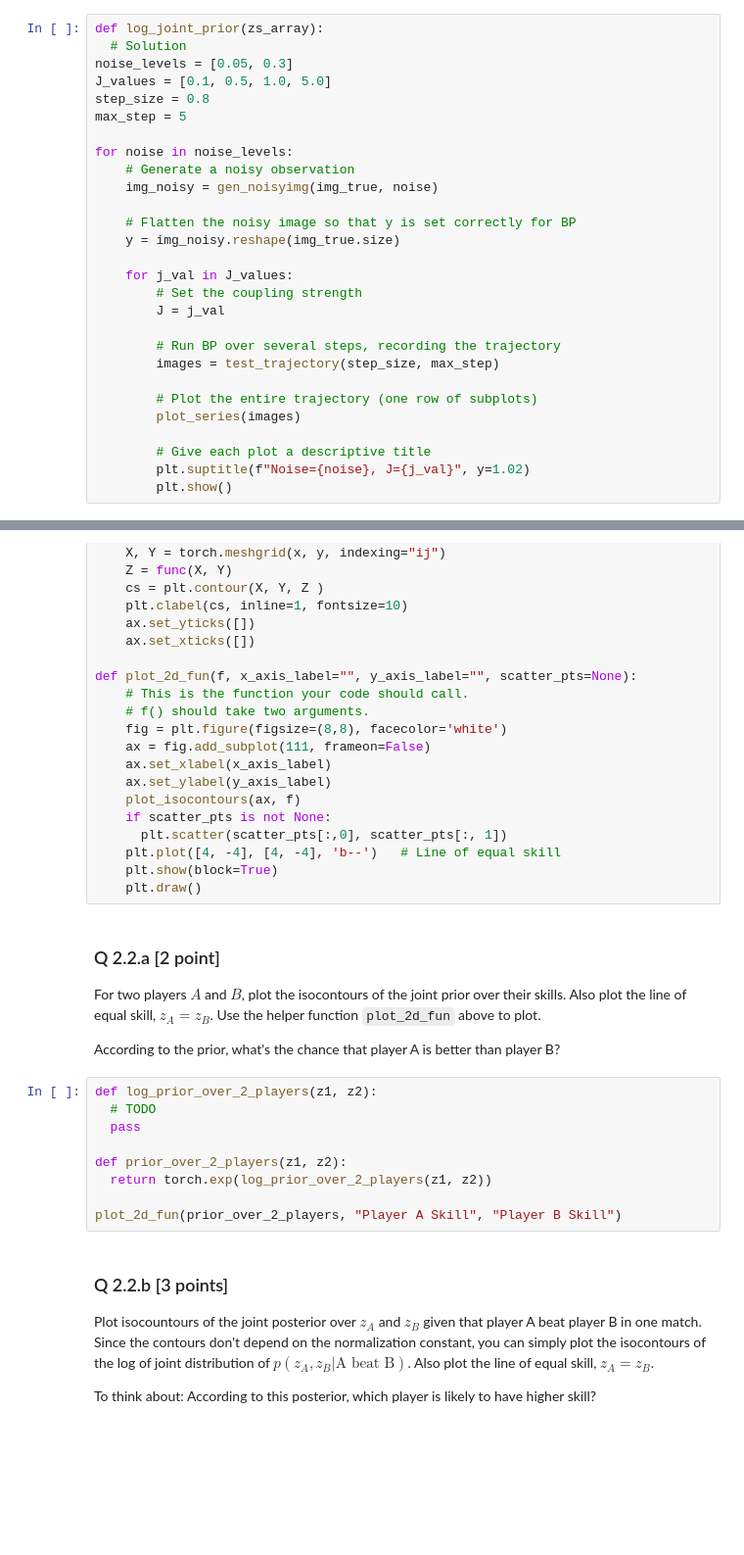
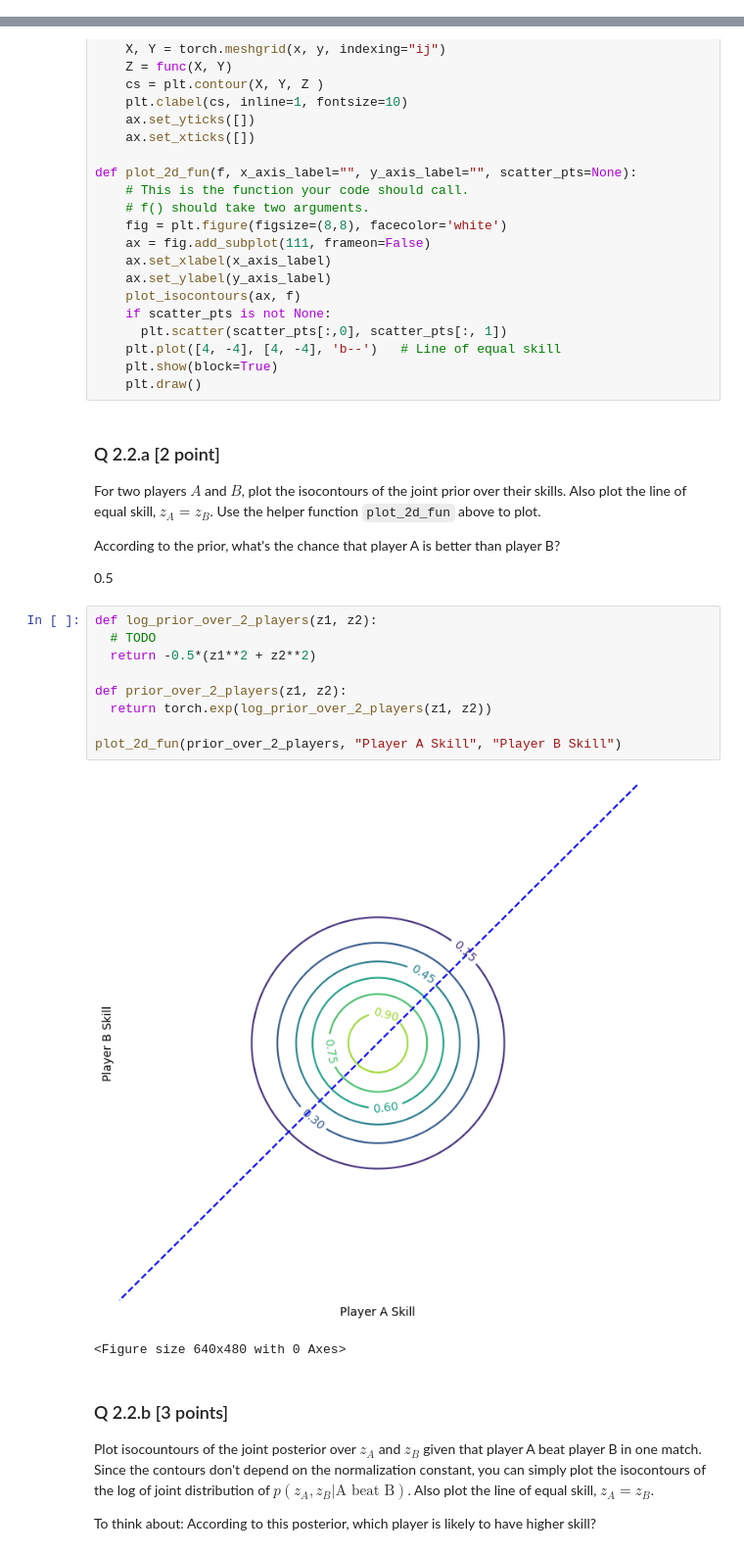
Before and after one commit to Junbo345/Exercise3, a Jupyter notebook: sta414_2025_assignment_2.ipynb, the cells around one changed output, grey strips where cells are left out. Shown at 98% size. Drawn from its saved outputs; the diff is of its cells as text; blank space fills up the shorter version.

```diff
--- a/sta414_2025_assignment_2.ipynb
+++ b/sta414_2025_assignment_2.ipynb
@@ -431,31 +433,3 @@ Successfully installed wget-3.2
 Implement a function $\texttt{log_joint_prior}$ that computes the log of the prior, jointly evaluated over all player's skills.
 
   Specifically, given a $K \times N$ array where each row is a setting of the skills for all $N$ players, it returns a $K \times 1$ array, where each row contains a scalar giving the log-prior for that set of skills.
-# %%
-def log_joint_prior(zs_array):
-  # Solution
-noise_levels = [0.05, 0.3]
-J_values = [0.1, 0.5, 1.0, 5.0]
-step_size = 0.8
-max_step = 5
-
-for noise in noise_levels:
-    # Generate a noisy observation
-    img_noisy = gen_noisyimg(img_true, noise)
-
-    # Flatten the noisy image so that y is set correctly for BP
-    y = img_noisy.reshape(img_true.size)
-
-    for j_val in J_values:
-        # Set the coupling strength
-        J = j_val
-
-        # Run BP over several steps, recording the trajectory
-        images = test_trajectory(step_size, max_step)
-
-        # Plot the entire trajectory (one row of subplots)
-        plot_series(images)
-
-        # Give each plot a descriptive title
-        plt.suptitle(f"Noise={noise}, J={j_val}", y=1.02)
-        plt.show()
@@ -515,15 +495,20 @@ def plot_2d_fun(f, x_axis_label="", y_axis_label="", scatter_pts=None):
 For two players $A$ and $B$, plot the isocontours of the joint prior over their skills.  Also plot the line of equal skill, $z_A = z_B$. Use the helper function `plot_2d_fun` above to plot.
 
 According to the prior, what's the chance that player A is better than player B?
+
+0.5
 # %%
 def log_prior_over_2_players(z1, z2):
   # TODO
-  pass
+  return -0.5*(z1**2 + z2**2)
 
 def prior_over_2_players(z1, z2):
   return torch.exp(log_prior_over_2_players(z1, z2))
 
 plot_2d_fun(prior_over_2_players, "Player A Skill", "Player B Skill")
+# %% [output]
+[figure, added]
+<Figure size 640x480 with 0 Axes>
 # %% [markdown]
 ### Q 2.2.b [3 points]
 
```
Also changed, not shown: parts of 15 cells of this notebook.
